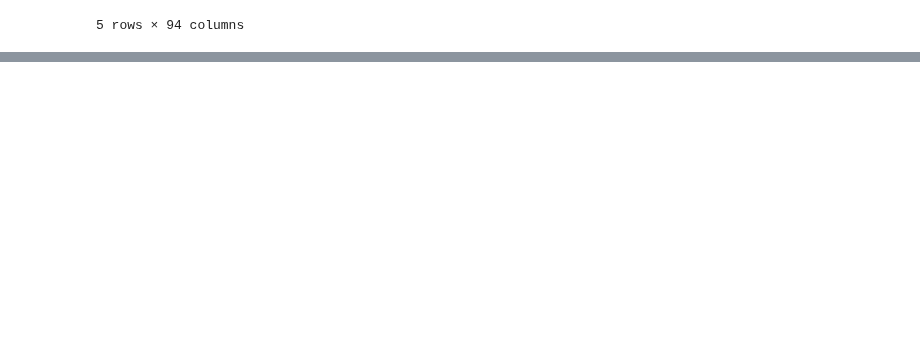
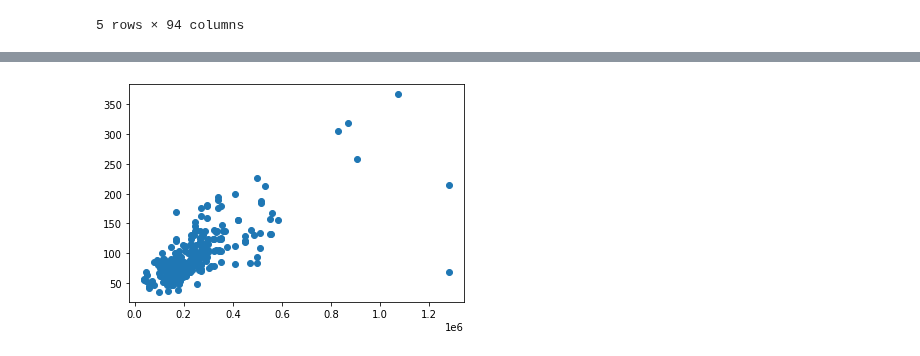
Before and after one commit to spencer84/Chester-Data-Analytics, a Jupyter notebook: House Value Estimation.ipynb, the cells around one changed output, grey strips where cells are left out. Cells and saved outputs as stored; diff of their text form; code cells hidden in the pictures; blank space fills up the shorter version.

Commit message:
Working on Linear Regression model for area and price.

```diff
--- a/House Value Estimation.ipynb
+++ b/House Value Estimation.ipynb
@@ -108,0 +110,5 @@ math.sqrt((a[0]-b[0])**2 + (a[1]-b[1])**2)
+# %%
+plt.scatter(df_21['Price Paid'],df_21['total-floor-area'])
+plt.show()
+# %% [output]
+[figure, added]
```
Also changed, not shown: parts of 12 cells of this notebook.
